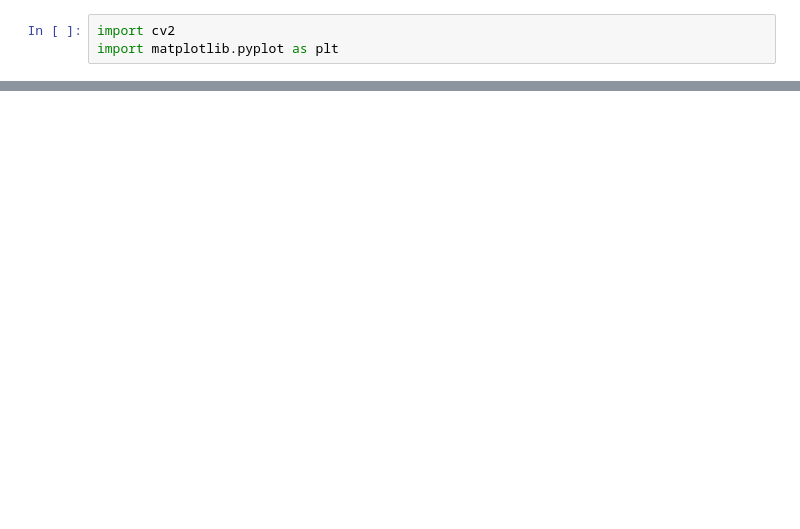
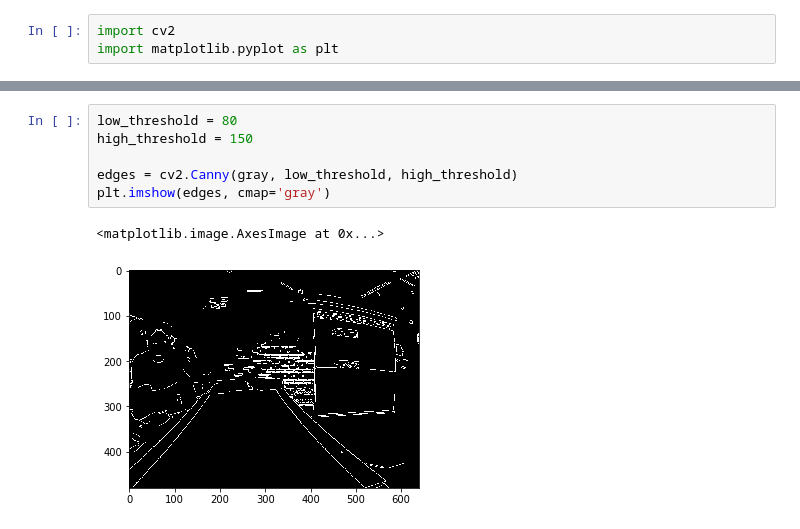
Before and after one commit to roboticamedellin/workshops_self_driving_car_2020, a Jupyter notebook: 01_25_opencv_python/OpencvUtils.ipynb, the cells around one changed output, grey strips where cells are left out. Saved outputs shown, nothing was run; the diff lists cells and outputs as text; blank space fills up the shorter version.

```diff
--- a/01_25_opencv_python/OpencvUtils.ipynb
+++ b/01_25_opencv_python/OpencvUtils.ipynb
@@ -20,0 +29,9 @@ cap.release()
+# %%
+low_threshold = 80
+high_threshold = 150
+
+edges = cv2.Canny(gray, low_threshold, high_threshold)
+plt.imshow(edges, cmap='gray')
+# %% [output]
+<matplotlib.image.AxesImage at 0x...>
+[figure, added]
```
Also changed, not shown: parts of 3 cells of this notebook, 1 other file.
